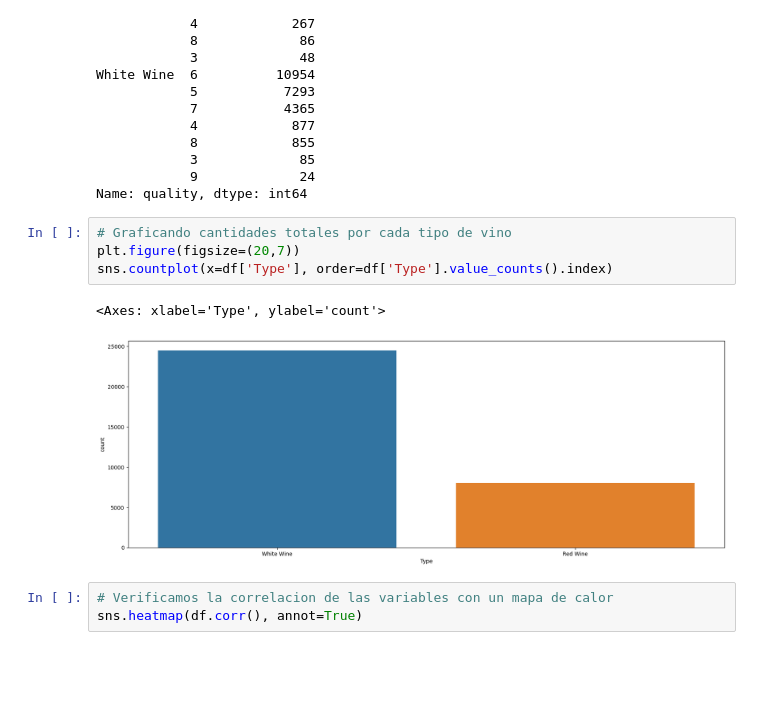
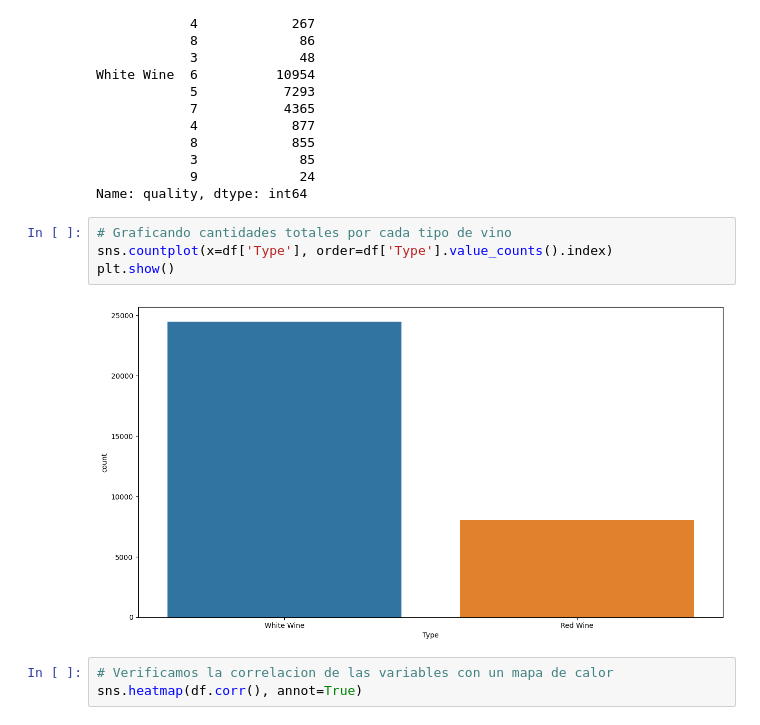
Before and after one commit to DataMasterBI/WineQuality, a Jupyter notebook: EDA.ipynb, the cells around one changed output. Cells and saved outputs as stored; diff of their text form; blank space fills up the shorter version.

```diff
--- a/EDA.ipynb
+++ b/EDA.ipynb
@@ -73,11 +73,10 @@ White Wine  6          10954
 Name: quality, dtype: int64
 # %%
 # Graficando cantidades totales por cada tipo de vino
-plt.figure(figsize=(20,7))
 sns.countplot(x=df['Type'], order=df['Type'].value_counts().index)
+plt.show()
 # %% [output]
-<Axes: xlabel='Type', ylabel='count'>
-[figure, old version]
+[figure, new version]
 # %%
 # Verificamos la correlacion de las variables con un mapa de calor
 sns.heatmap(df.corr(), annot=True)
```
